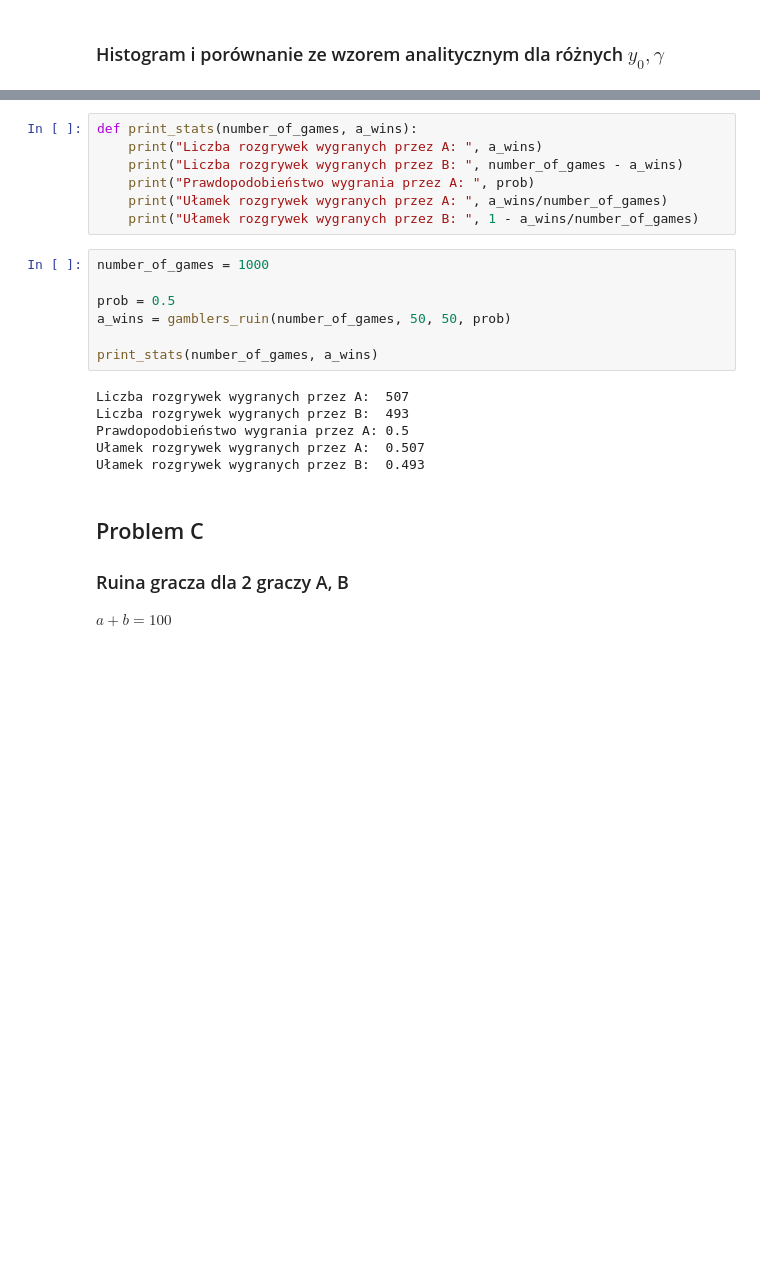
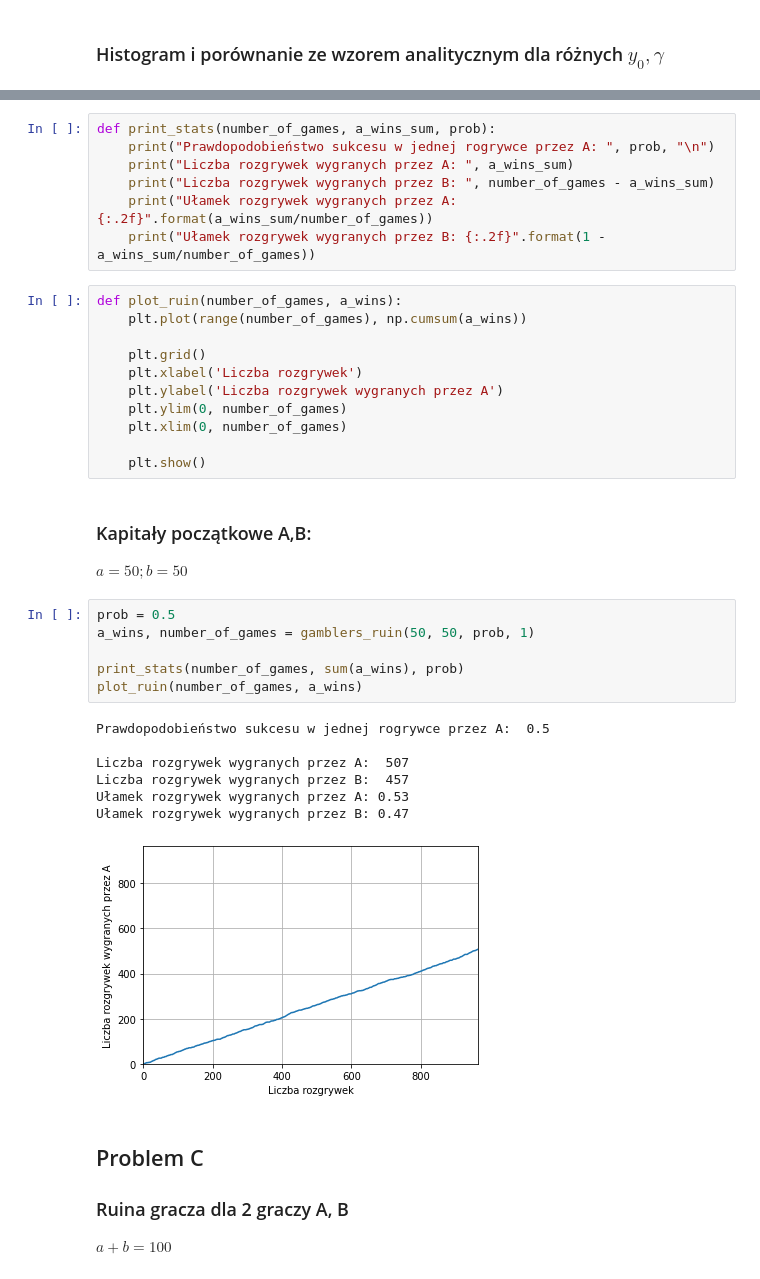
Before and after one commit to ulmii/statistical-methods, a Jupyter notebook: 1.ipynb, the cells around one changed output, grey strips where cells are left out. Cells and saved outputs as stored; diff of their text form; blank space fills up the shorter version.

```diff
--- a/1.ipynb
+++ b/1.ipynb
@@ -112,23 +128,38 @@ def gamblers_ruin(number_of_games, a_balance, b_balance, prob ):
 # %%
-def print_stats(number_of_games, a_wins):
-    print("Liczba rozgrywek wygranych przez A: ", a_wins)
-    print("Liczba rozgrywek wygranych przez B: ", number_of_games - a_wins)
-    print("Prawdopodobieństwo wygrania przez A: ", prob)
-    print("Ułamek rozgrywek wygranych przez A: ", a_wins/number_of_games)
-    print("Ułamek rozgrywek wygranych przez B: ", 1 - a_wins/number_of_games)
+def print_stats(number_of_games, a_wins_sum, prob):
+    print("Prawdopodobieństwo sukcesu w jednej rogrywce przez A: ", prob, "\n")
+    print("Liczba rozgrywek wygranych przez A: ", a_wins_sum)
+    print("Liczba rozgrywek wygranych przez B: ", number_of_games - a_wins_sum)
+    print("Ułamek rozgrywek wygranych przez A: {:.2f}".format(a_wins_sum/number_of_games))
+    print("Ułamek rozgrywek wygranych przez B: {:.2f}".format(1 - a_wins_sum/number_of_games))
+# %%
+def plot_ruin(number_of_games, a_wins):
+    plt.plot(range(number_of_games), np.cumsum(a_wins))
+
+    plt.grid()
+    plt.xlabel('Liczba rozgrywek')
+    plt.ylabel('Liczba rozgrywek wygranych przez A')
+    plt.ylim(0, number_of_games)
+    plt.xlim(0, number_of_games)
+
+    plt.show()
+# %% [markdown]
+### Kapitały początkowe A,B:
+$ a = 50; b = 50 $
 # %%
-number_of_games = 1000
+prob = 0.5
+a_wins, number_of_games = gamblers_ruin(50, 50, prob, 1)
 
-prob = 0.5
-a_wins = gamblers_ruin(number_of_games, 50, 50, prob)
-
-print_stats(number_of_games, a_wins)
+print_stats(number_of_games, sum(a_wins), prob)
+plot_ruin(number_of_games, a_wins)
 # %% [output]
+Prawdopodobieństwo sukcesu w jednej rogrywce przez A:  0.5
+
 Liczba rozgrywek wygranych przez A:  507
-Liczba rozgrywek wygranych przez B:  493
-Prawdopodobieństwo wygrania przez A: 0.5
-Ułamek rozgrywek wygranych przez A:  0.507
-Ułamek rozgrywek wygranych przez B:  0.493
+Liczba rozgrywek wygranych przez B:  457
+Ułamek rozgrywek wygranych przez A: 0.53
+Ułamek rozgrywek wygranych przez B: 0.47
+[figure, added]
 # %% [markdown]
 ## Problem C
 
```
Also changed, not shown: parts of 30 cells of this notebook.
